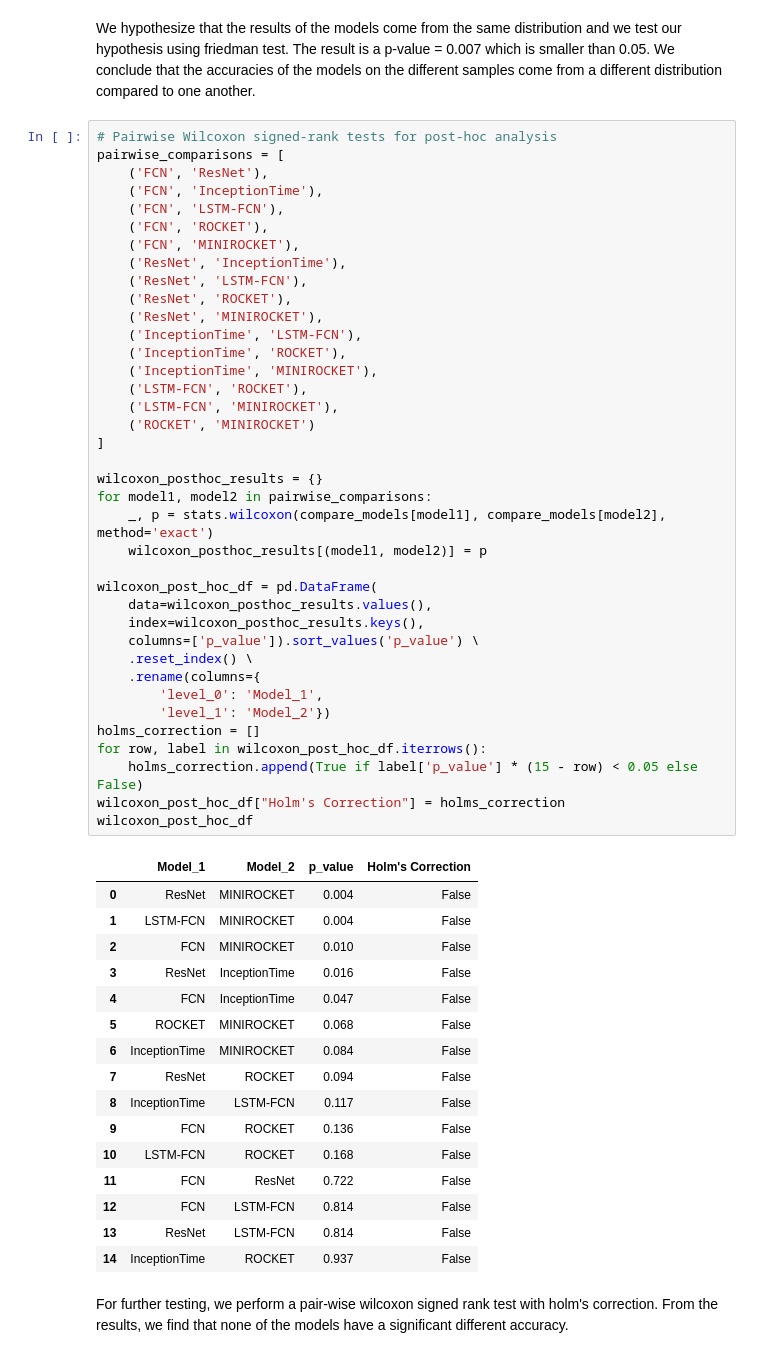
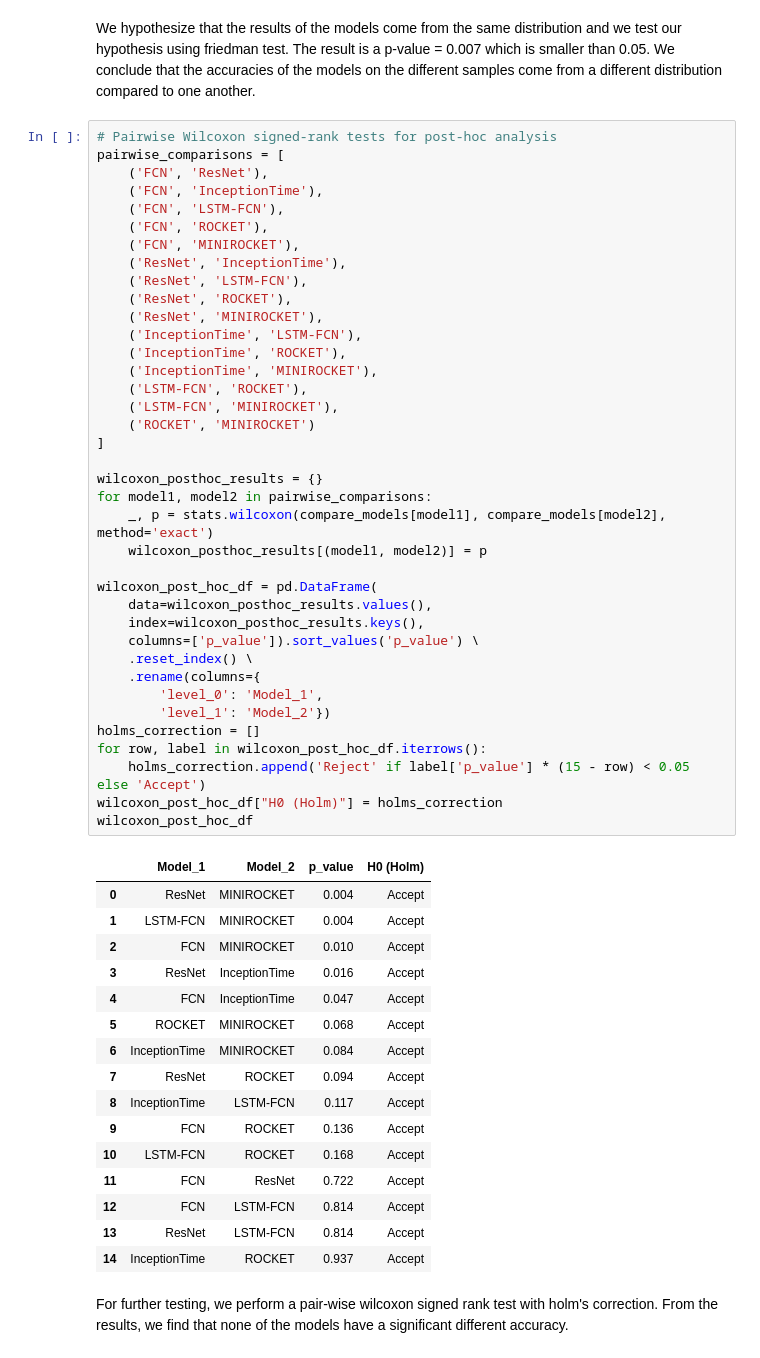
Before and after one commit to almasrifi-rami/fall_detection, a Jupyter notebook: src/main.ipynb, the cells around one changed output. Cells and saved outputs as stored; diff of their text form.

```diff
--- a/src/main.ipynb
+++ b/src/main.ipynb
@@ -258,51 +259,51 @@ pairwise_comparisons = [
     ('FCN', 'MINIROCKET'),
     ('ResNet', 'InceptionTime'),
     ('ResNet', 'LSTM-FCN'),
     ('ResNet', 'ROCKET'),
     ('ResNet', 'MINIROCKET'),
     ('InceptionTime', 'LSTM-FCN'),
     ('InceptionTime', 'ROCKET'),
     ('InceptionTime', 'MINIROCKET'),
     ('LSTM-FCN', 'ROCKET'),
     ('LSTM-FCN', 'MINIROCKET'),
     ('ROCKET', 'MINIROCKET')
 ]
 
 wilcoxon_posthoc_results = {}
 for model1, model2 in pairwise_comparisons:
     _, p = stats.wilcoxon(compare_models[model1], compare_models[model2], method='exact')
     wilcoxon_posthoc_results[(model1, model2)] = p
 
 wilcoxon_post_hoc_df = pd.DataFrame(
     data=wilcoxon_posthoc_results.values(),
     index=wilcoxon_posthoc_results.keys(),
     columns=['p_value']).sort_values('p_value') \
     .reset_index() \
     .rename(columns={
         'level_0': 'Model_1',
         'level_1': 'Model_2'})
 holms_correction = []
 for row, label in wilcoxon_post_hoc_df.iterrows():
-    holms_correction.append(True if label['p_value'] * (15 - row) < 0.05 else False)
-wilcoxon_post_hoc_df["Holm's Correction"] = holms_correction
+    holms_correction.append('Reject' if label['p_value'] * (15 - row) < 0.05 else 'Accept')
+wilcoxon_post_hoc_df["H0 (Holm)"] = holms_correction
 wilcoxon_post_hoc_df
 # %% [output]
-|  | Model_1 | Model_2 | p_value | Holm's Correction |
-| 0 | ResNet | MINIROCKET | 0.004 | False |
-| 1 | LSTM-FCN | MINIROCKET | 0.004 | False |
-| 2 | FCN | MINIROCKET | 0.010 | False |
-| 3 | ResNet | InceptionTime | 0.016 | False |
-| 4 | FCN | InceptionTime | 0.047 | False |
-| 5 | ROCKET | MINIROCKET | 0.068 | False |
-| 6 | InceptionTime | MINIROCKET | 0.084 | False |
-| 7 | ResNet | ROCKET | 0.094 | False |
-| 8 | InceptionTime | LSTM-FCN | 0.117 | False |
-| 9 | FCN | ROCKET | 0.136 | False |
-| 10 | LSTM-FCN | ROCKET | 0.168 | False |
-| 11 | FCN | ResNet | 0.722 | False |
-| 12 | FCN | LSTM-FCN | 0.814 | False |
-| 13 | ResNet | LSTM-FCN | 0.814 | False |
-| 14 | InceptionTime | ROCKET | 0.937 | False |
+|  | Model_1 | Model_2 | p_value | H0 (Holm) |
+| 0 | ResNet | MINIROCKET | 0.004 | Accept |
+| 1 | LSTM-FCN | MINIROCKET | 0.004 | Accept |
+| 2 | FCN | MINIROCKET | 0.010 | Accept |
+| 3 | ResNet | InceptionTime | 0.016 | Accept |
+| 4 | FCN | InceptionTime | 0.047 | Accept |
+| 5 | ROCKET | MINIROCKET | 0.068 | Accept |
+| 6 | InceptionTime | MINIROCKET | 0.084 | Accept |
+| 7 | ResNet | ROCKET | 0.094 | Accept |
+| 8 | InceptionTime | LSTM-FCN | 0.117 | Accept |
+| 9 | FCN | ROCKET | 0.136 | Accept |
+| 10 | LSTM-FCN | ROCKET | 0.168 | Accept |
+| 11 | FCN | ResNet | 0.722 | Accept |
+| 12 | FCN | LSTM-FCN | 0.814 | Accept |
+| 13 | ResNet | LSTM-FCN | 0.814 | Accept |
+| 14 | InceptionTime | ROCKET | 0.937 | Accept |
 # %% [markdown]
 For further testing, we perform a pair-wise wilcoxon signed rank test with holm's correction. From the results, we find that none of the models have a significant different accuracy.
 # %%
```
Also changed, not shown: parts of 1 cell of this notebook.
